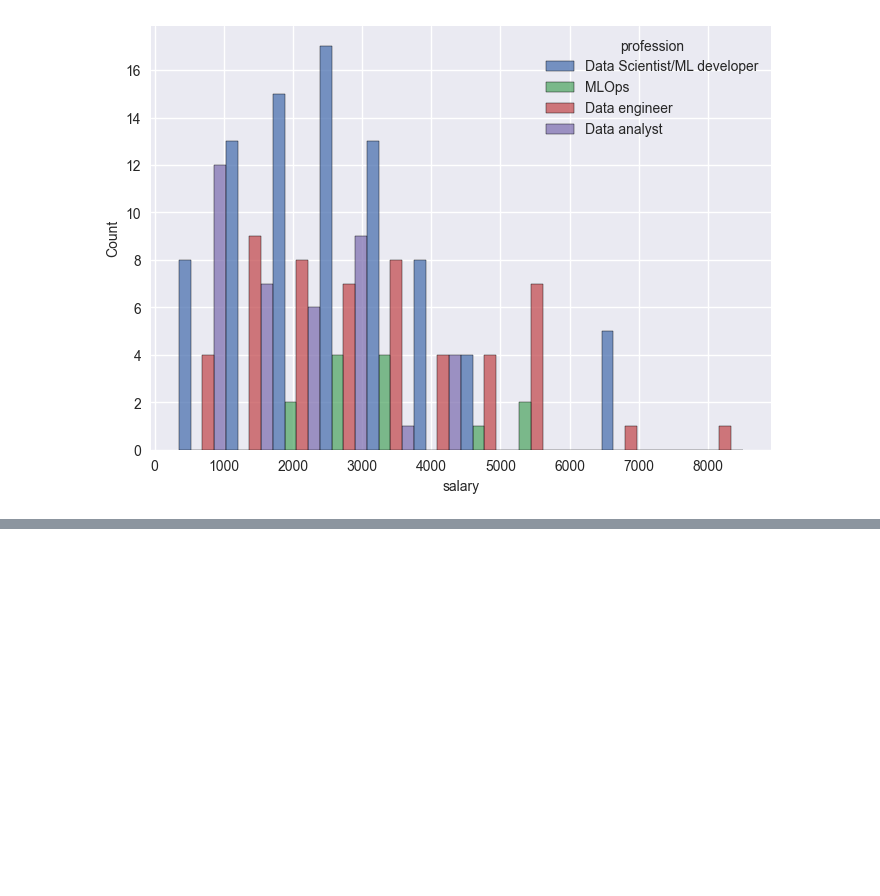
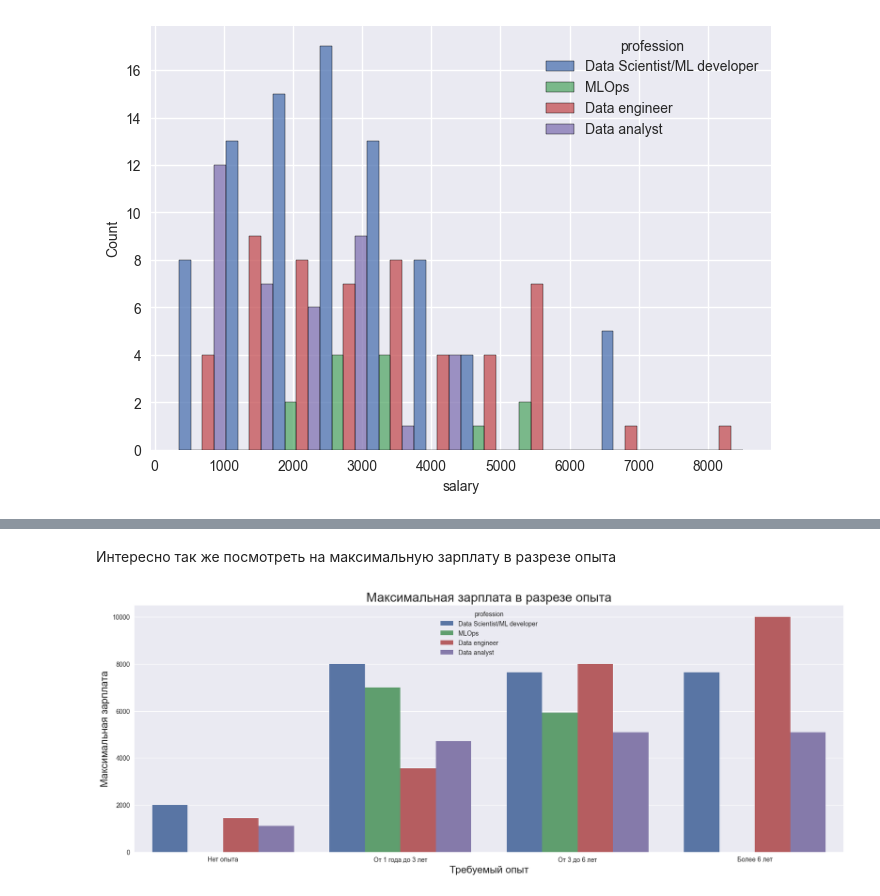
Before and after one commit to Lerrale/DE_vacancy_analysis, a Jupyter notebook: Job_Analysis_4_Analysis.ipynb, the cells around one changed output, grey strips where cells are left out. Drawn from its saved outputs; the diff is of its cells as text; code cells hidden in the pictures; blank space fills up the shorter version.

```diff
--- a/Job_Analysis_4_Analysis.ipynb
+++ b/Job_Analysis_4_Analysis.ipynb
@@ -128,0 +146,18 @@ sns.histplot(data=df, x="salary",   hue="profession", multiple="dodge", shrink=1
+# %% [markdown]
+Интересно так же посмотреть на максимальную зарплату в разрезе опыта
+# %%
+fig, axes = plt.subplots(nrows=1, ncols=1, figsize=(20, 7))
+barplot1 = sns.barplot(
+    data=df,
+    x='experience.name',
+    y='salary_to',
+    hue = 'profession',
+    estimator='max',
+    ci=None
+)
+barplot1.tick_params(axis='x', rotation=0);
+barplot1.set_title('Максимальная зарплата в разрезе опыта', fontsize=20);
+barplot1.set_xlabel('Требуемый опыт', fontsize=16);
+barplot1.set_ylabel('Максимальная зарплата', fontsize=16);
+# %% [output]
+[figure, added]
```
Also changed, not shown: parts of 15 cells of this notebook.
